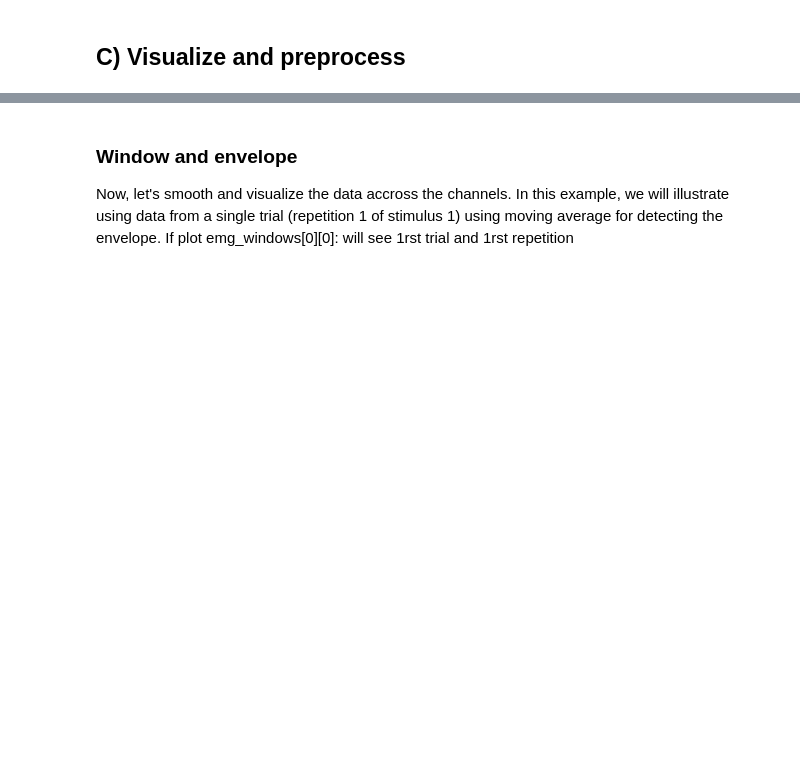
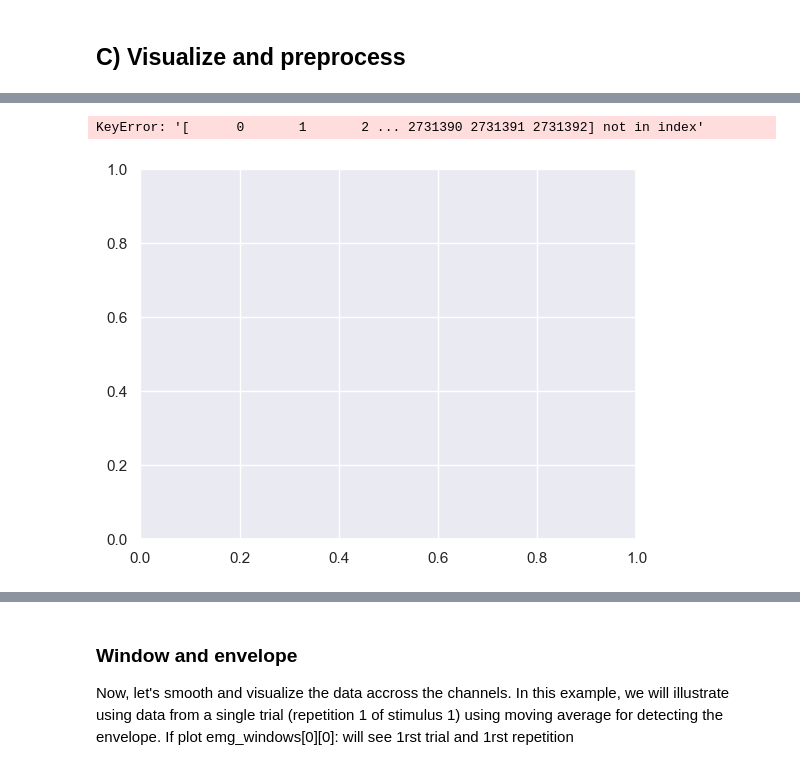
Before and after one commit to loufourneaux/project_2_nssp, a Jupyter notebook: part_1.ipynb, the cells around one changed output, grey strips where cells are left out. Saved outputs shown, nothing was run; the diff lists cells and outputs as text; code cells hidden in the pictures; blank space fills up the shorter version.

```diff
--- a/part_1.ipynb
+++ b/part_1.ipynb
@@ -135,0 +349,6 @@ Text(0, 0.5, 'Amplitude')
+# %%
+channel = 9
+df.plot(kind='scatter', y='Channel', x=df.index.values)
+# %% [output]
+KeyError: '[      0       1       2 ... 2731390 2731391 2731392] not in index'
+[figure, added]
```
Also changed, not shown: parts of 24 cells of this notebook.
